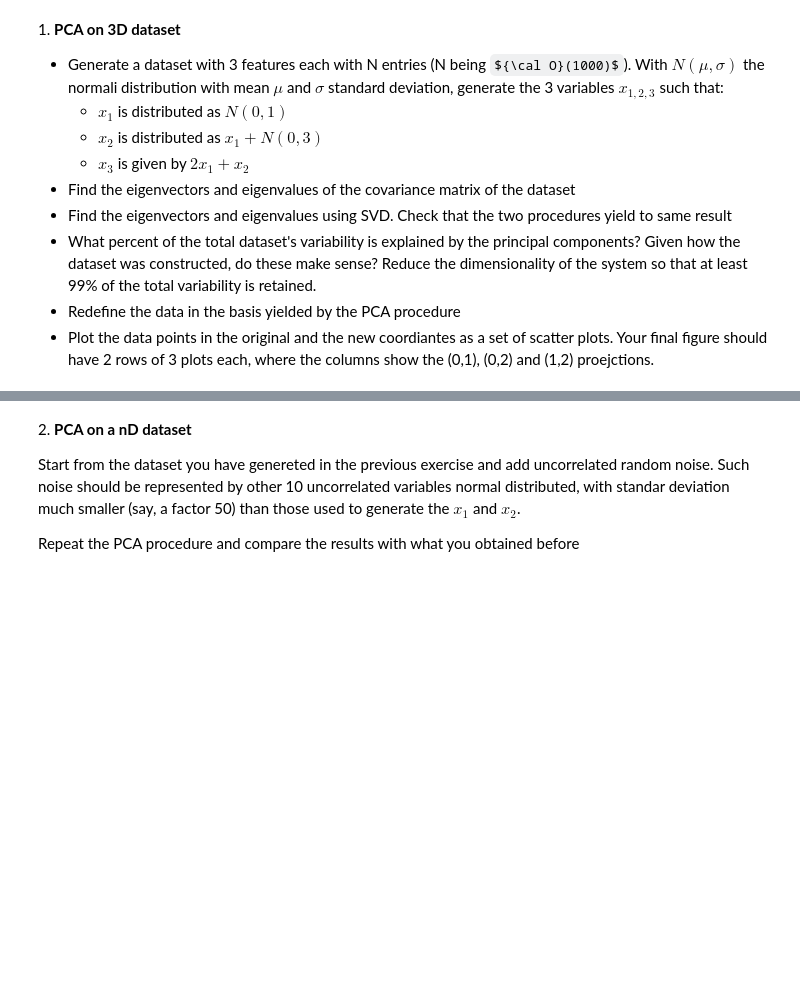
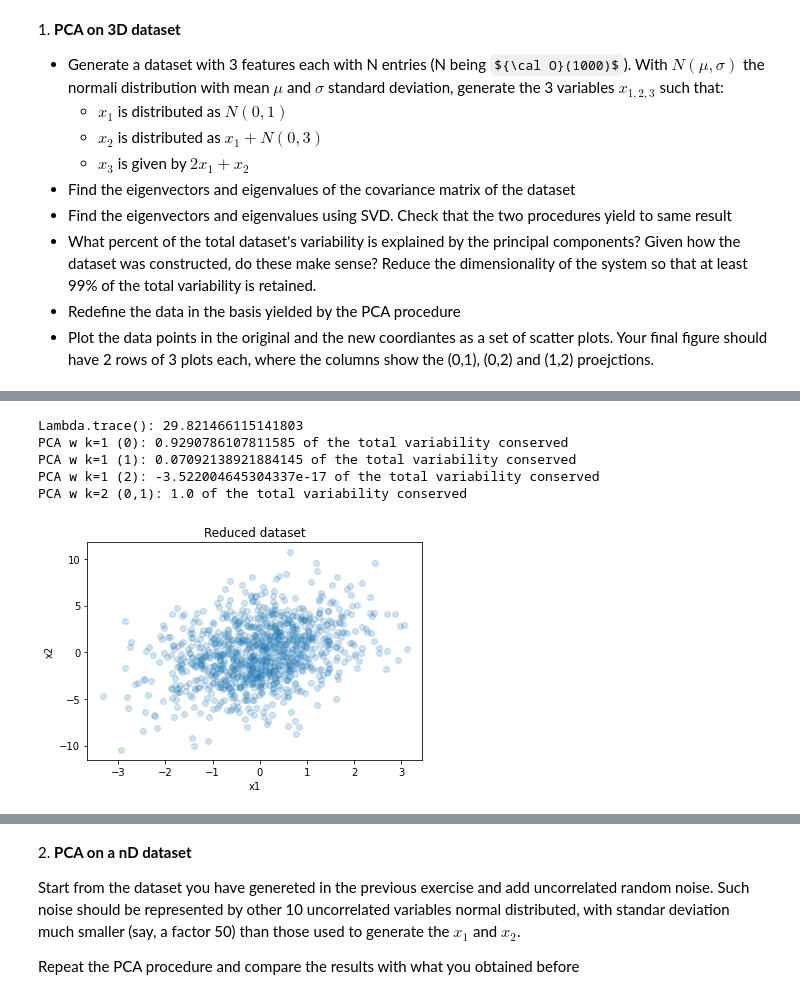
Before and after one commit to AlbertoSaretto/LaboratoryOfComputationalPhysics_Y5, a Jupyter notebook: 08ex_LinearAlgebra.ipynb, the cells around one changed output, grey strips where cells are left out. Saved outputs shown, nothing was run; the diff lists cells and outputs as text; code cells hidden in the pictures; some formulas as TeX source; blank space fills up the shorter version.

```diff
--- a/08ex_LinearAlgebra.ipynb
+++ b/08ex_LinearAlgebra.ipynb
@@ -62,0 +85,31 @@ Eigenvalues: [2.64087948e+04 2.10005057e+03 9.97090632e-29]
+# %%
+#What percent of the total dataset's variability is explained by the principal components?
+#Given how the dataset was constructed, do these make sense?
+#Reduce the dimensionality of the system so that at least 99% of the total variability is retained.
+
+Lambda=np.diag(np.real_if_close(l))
+print ("Lambda.trace():", Lambda.trace())
+
+print ("PCA w k=1 (0):",Lambda[0,0]/Lambda.trace(), "of the total variability conserved")
+print ("PCA w k=1 (1):",Lambda[1,1]/Lambda.trace(), "of the total variability conserved")
+print ("PCA w k=1 (2):",Lambda[2,2]/Lambda.trace(), "of the total variability conserved")
+
+#We find that the first two retain more than the 99% of the total variability.
+#It makes sense since the dataset have been built with two independent components
+
+print ("PCA w k=2 (0,1):",abs(Lambda[0,0]+Lambda[1,1])/Lambda.trace(), "of the total variability conserved")
+
+# Reduce the dimensionality of the system so that at least 99%of the total variability is retained.
+data_reduced = data[:-1,:]
+plt.scatter(data_reduced[0], data_reduced[1], alpha=0.2)
+plt.xlabel("x1")
+plt.ylabel("x2")
+plt.title("Reduced dataset")
+plt.show()
+# %% [output]
+Lambda.trace(): 29.821466115141803
+PCA w k=1 (0): 0.9290786107811585 of the total variability conserved
+PCA w k=1 (1): 0.07092138921884145 of the total variability conserved
+PCA w k=1 (2): -3.522004645304337e-17 of the total variability conserved
+PCA w k=2 (0,1): 1.0 of the total variability conserved
+[figure, added]
```
Also changed, not shown: parts of 7 cells of this notebook.
